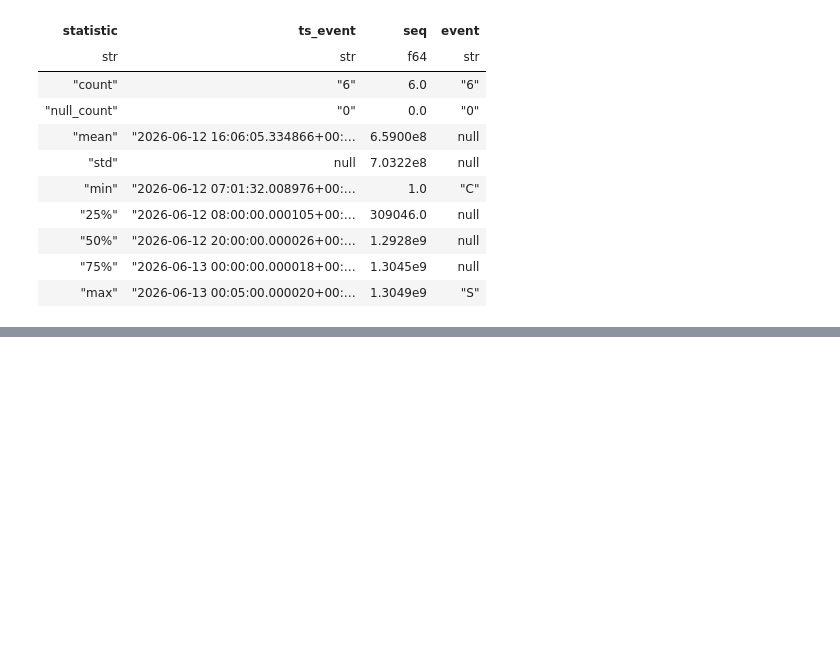
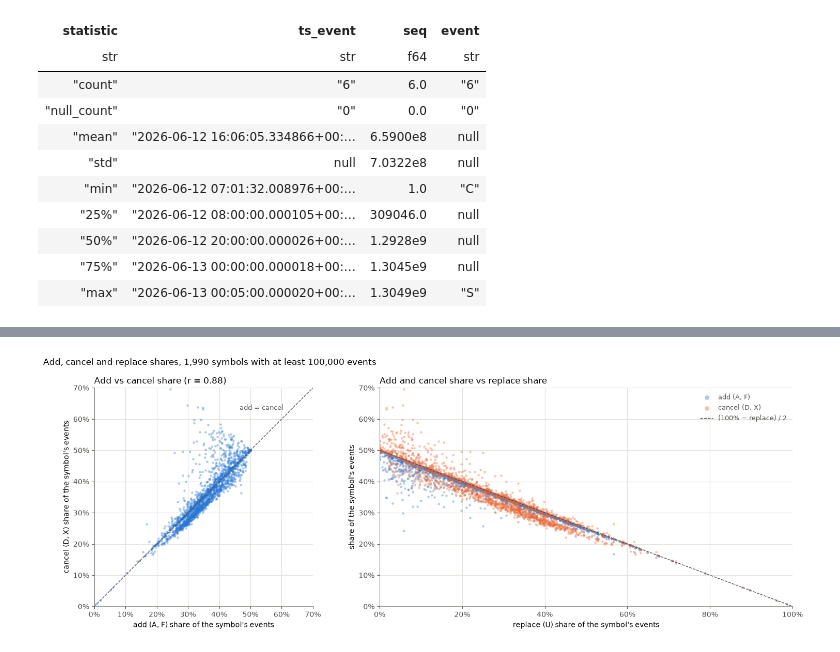
Before and after one commit to Murlokich/Dixchange, a Jupyter notebook: nasdaq-data/eda.ipynb, the cells around one changed output, grey strips where cells are left out. Drawn from its saved outputs; the diff is of its cells as text; code cells hidden in the pictures; blank space fills up the shorter version.

```diff
--- a/nasdaq-data/eda.ipynb
+++ b/nasdaq-data/eda.ipynb
@@ -415,0 +654,46 @@ shape: (12_782, 3)
+# %%
+add = event_mix_per_symbol["add_pct"].to_numpy()
+cancel = event_mix_per_symbol["cancel_pct"].to_numpy()
+replace = event_mix_per_symbol["replace_pct"].to_numpy()
+r = np.corrcoef(add, cancel)[0, 1]
+
+fig, (ax_tie, ax_replace) = plt.subplots(1, 2, figsize=(15, 5.5), width_ratios=[1, 1.6])
+
+# Left: add vs cancel share, one point per symbol.
+ax_tie.scatter(add, cancel, s=10, color="#2a78d6", alpha=0.4, linewidths=0)
+ax_tie.plot([0, 70], [0, 70], color="#52514e", linewidth=1, linestyle="--")
+ax_tie.annotate("add = cancel", xy=(62, 62), xytext=(-6, 4), textcoords="offset points", ha="right", fontsize=9, color="#52514e")
+ax_tie.set_xlim(0, 70)
+ax_tie.set_ylim(0, 70)
+ax_tie.set_aspect("equal")
+ax_tie.set_xlabel("add (A, F) share of the symbol's events")
+ax_tie.set_ylabel("cancel (D, X) share of the symbol's events")
+ax_tie.set_title(f"Add vs cancel share (r = {r:.2f})", loc="left")
+
+# Right: add and cancel share against replace share.
+line_x = np.array([0, 100])
+ax_replace.scatter(replace, add, s=10, color="#2a78d6", alpha=0.4, linewidths=0, label="add (A, F)")
+ax_replace.scatter(replace, cancel, s=10, color="#eb6834", alpha=0.4, linewidths=0, label="cancel (D, X)")
+ax_replace.plot(line_x, (100 - line_x) / 2, color="#52514e", linewidth=1, linestyle="--", label="(100% − replace) / 2")
+ax_replace.set_xlim(0, 100)
+ax_replace.set_ylim(0, 70)
+ax_replace.set_xlabel("replace (U) share of the symbol's events")
+ax_replace.set_ylabel("share of the symbol's events")
+ax_replace.set_title("Add and cancel share vs replace share", loc="left")
+ax_replace.legend(frameon=False, fontsize=9, labelcolor="#52514e", markerscale=2)
+
+for ax in (ax_tie, ax_replace):
+    ax.xaxis.set_major_formatter(PercentFormatter(decimals=0))
+    ax.yaxis.set_major_formatter(PercentFormatter(decimals=0))
+    ax.grid(color="#e1e0d9", linewidth=0.8)
+    ax.set_axisbelow(True)
+    for side in ("top", "right"):
+        ax.spines[side].set_visible(False)
+    for side in ("left", "bottom"):
+        ax.spines[side].set_color("#898781")
+    ax.tick_params(colors="#52514e")
+fig.suptitle(f"Add, cancel and replace shares, {len(add):,} symbols with at least {MIN_EVENTS:,} events", x=0.01, ha="left")
+fig.tight_layout()
+plt.show()
+# %% [output]
+[figure, added]
```
Also changed, not shown: parts of 20 cells of this notebook, 1 other file.
